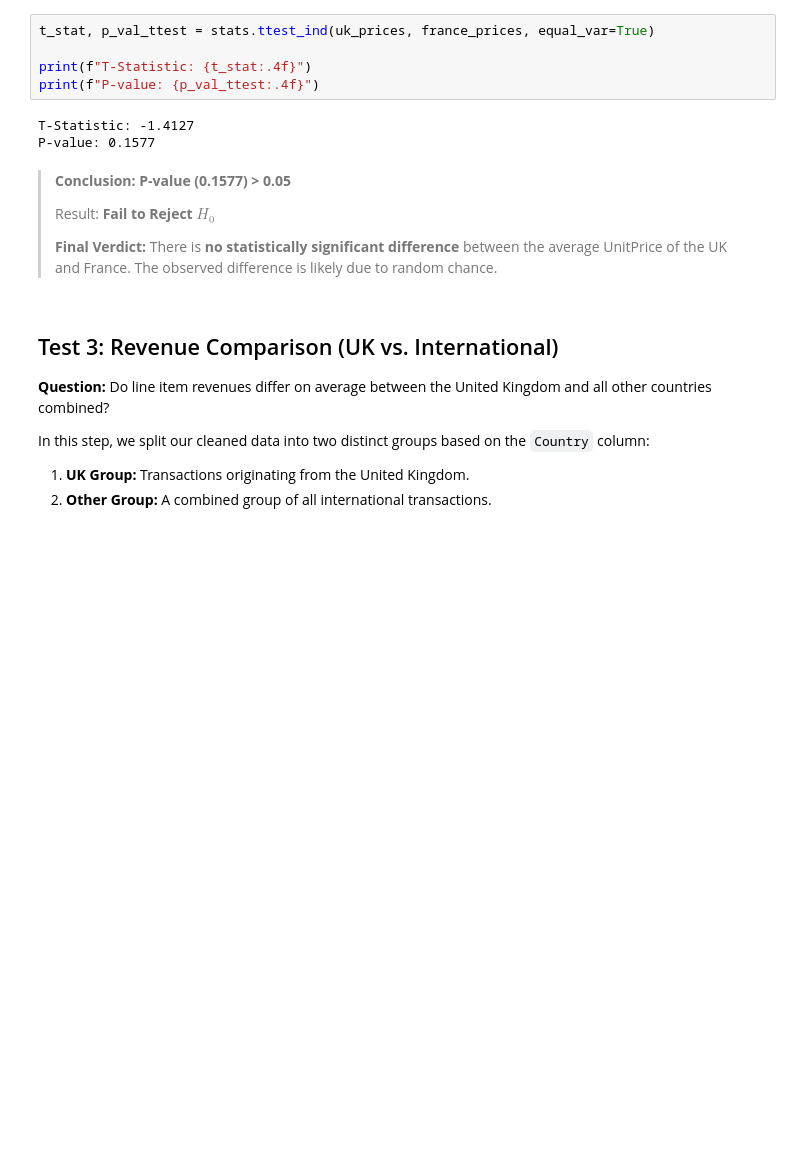
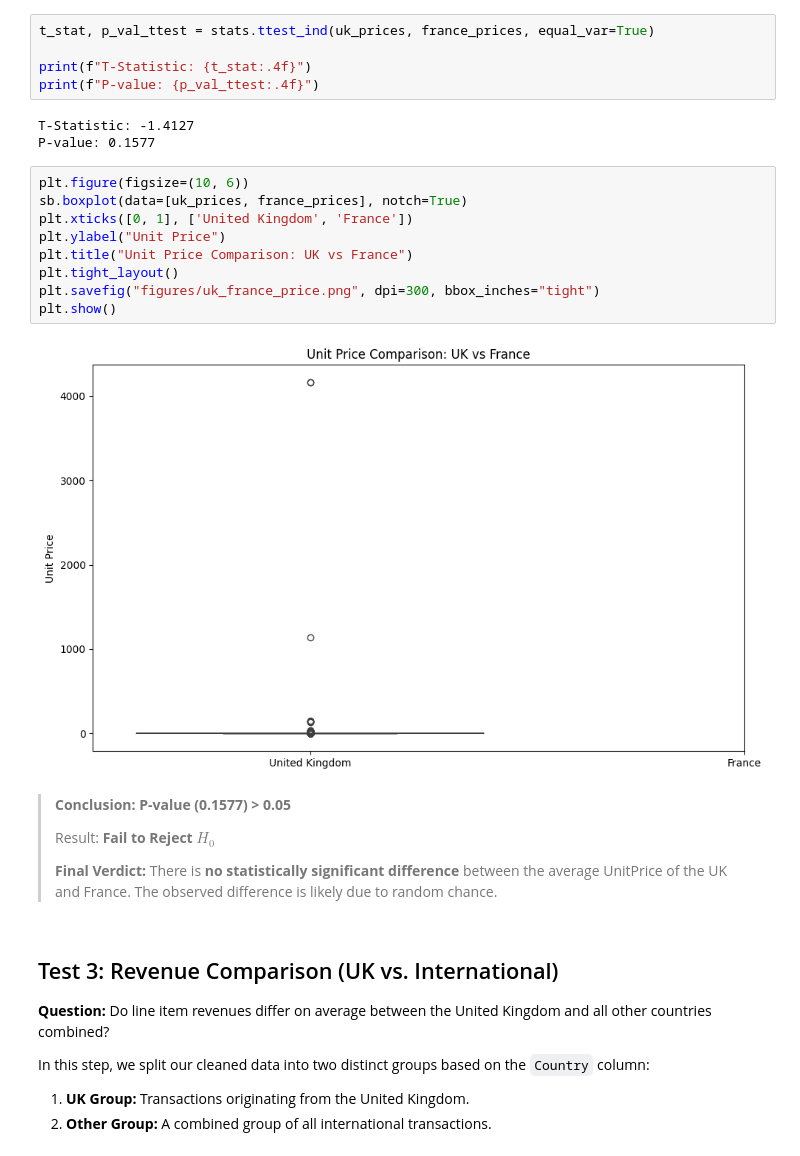
Before and after one commit to fermow/SBU-Data-Science-2026, a Jupyter notebook: Assignment_1/jupyter_notebooks_and_reports/statistical_analysis/e_commerce_statistical_analysis.ipynb, the cells around one changed output. Drawn from its saved outputs; the diff is of its cells as text; blank space fills up the shorter version.

```diff
--- a/Assignment_1/jupyter_notebooks_and_reports/statistical_analysis/e_commerce_statistical_analysis.ipynb
+++ b/Assignment_1/jupyter_notebooks_and_reports/statistical_analysis/e_commerce_statistical_analysis.ipynb
@@ -146,6 +186,17 @@ print(f"P-value: {p_val_ttest:.4f}")
 # %% [output]
 T-Statistic: -1.4127
 P-value: 0.1577
+# %%
+plt.figure(figsize=(10, 6))
+sb.boxplot(data=[uk_prices, france_prices], notch=True)
+plt.xticks([0, 1], ['United Kingdom', 'France'])
+plt.ylabel("Unit Price")
+plt.title("Unit Price Comparison: UK vs France")
+plt.tight_layout()
+plt.savefig("figures/uk_france_price.png", dpi=300, bbox_inches="tight")
+plt.show()
+# %% [output]
+[figure, added]
 # %% [markdown]
 > **Conclusion:**
 > **P-value (0.1577) > 0.05**
```
Also changed, not shown: parts of 11 cells of this notebook, 1 other file.
